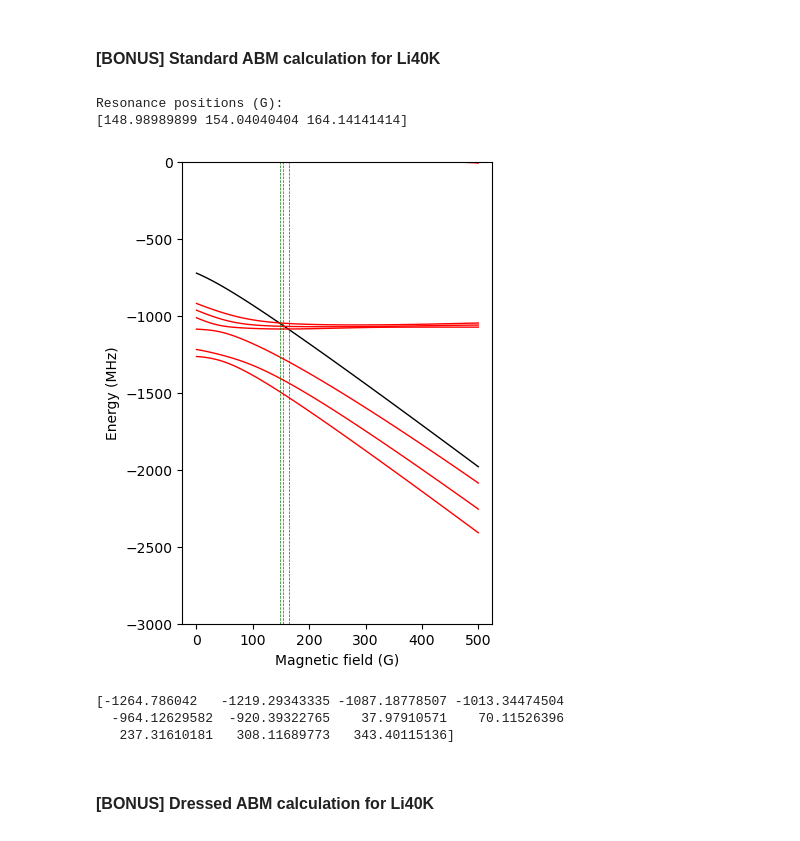
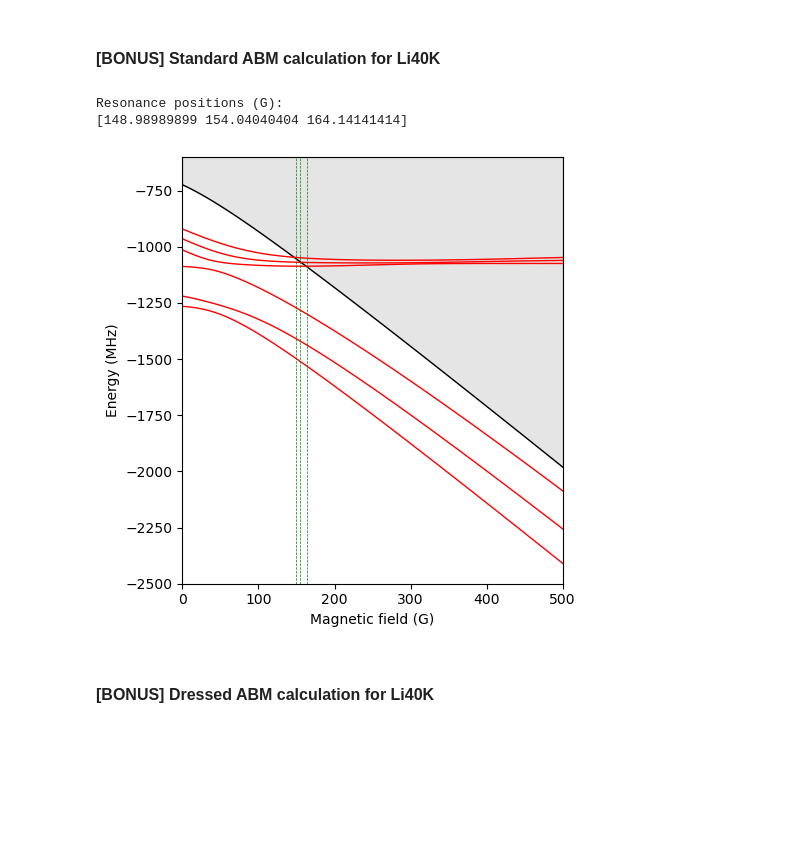
Before and after one commit to huanium/huanium, a Jupyter notebook: MIT_PhD/Fermi1/Fermi1 Calculator/Fermi1_Calculator_part_3_of_5.ipynb, the cells around one changed output. Drawn from its saved outputs; the diff is of its cells as text; code cells hidden in the pictures; blank space fills up the shorter version.

```diff
--- a/MIT_PhD/Fermi1/Fermi1 Calculator/Fermi1_Calculator_part_3_of_5.ipynb
+++ b/MIT_PhD/Fermi1/Fermi1 Calculator/Fermi1_Calculator_part_3_of_5.ipynb
@@ -1453,7 +1458,7 @@ def standard_ABM_calculate_LiK(mF_Li, mF_K, singlet_E0 = -713, triplet_E0 = -425
     list_of_freqs = np.array(list_of_freqs)
     list_of_freqs = np.sort(list_of_freqs, axis=1)
 
-    fig, ax = plt.subplots(figsize=(4, 6))
+    fig, ax = plt.subplots(figsize=(5, 5))
     if mF_Li == 1/2 and mF_K == -7/2:
         Li_state_number = 0
         K_state_number = 1
@@ -1485,24 +1490,21 @@ def standard_ABM_calculate_LiK(mF_Li, mF_K, singlet_E0 = -713, triplet_E0 = -425
     if y_plot_range != None:
         for c in resonance_positions:
             ax.vlines(c, ymin = y_plot_range[0], ymax = y_plot_range[1], color = 'g', linestyle = 'dashed', linewidth=0.5)
+        ax.fill_between(B_fields, threshold_energies, y_plot_range[1], color='black', alpha=.1)
         ax.set_ylim(y_plot_range)
     else:
         for c in resonance_positions:
             ax.vlines(c, ymin = np.amin(list_of_freqs), ymax = np.amax(list_of_freqs), color = 'g', linestyle = 'dashed', linewidth=0.5)
+    ax.set_xlim([min(B_fields), max(B_fields)])
+    plt.tight_layout()
     plt.show()
-
-    # print out values at 0 field, to check:
-    print(list_of_freqs[0,:])
 # %%
 # standard ABM predicts Feshbach resonances for Li6 (1/2,1/2) + K40 (9/2,-7/2)
-standard_ABM_calculate_LiK(1/2,-7/2, singlet_E0 = -713, triplet_E0 = -425, FC= 0.979, B_fields = np.linspace(0,500,100), y_plot_range = [-3000,0])
+standard_ABM_calculate_LiK(1/2,-7/2, singlet_E0 = -713, triplet_E0 = -425, FC= 0.979, B_fields = np.linspace(0,500,100), y_plot_range = [-2500,-600])
 # %% [output]
 Resonance positions (G):
 [148.98989899 154.04040404 164.14141414]
-[figure, old version]
+[figure, new version]
-[-1264.786042   -1219.29343335 -1087.18778507 -1013.34474504
-  -964.12629582  -920.39322765    37.97910571    70.11526396
-   237.31610181   308.11689773   343.40115136]
 # %% [markdown]
 ## <font size=3> [BONUS] Dressed ABM calculation for Li40K </font>
 # %%
```
Also changed, not shown: parts of 6 cells of this notebook, 1 other file.
